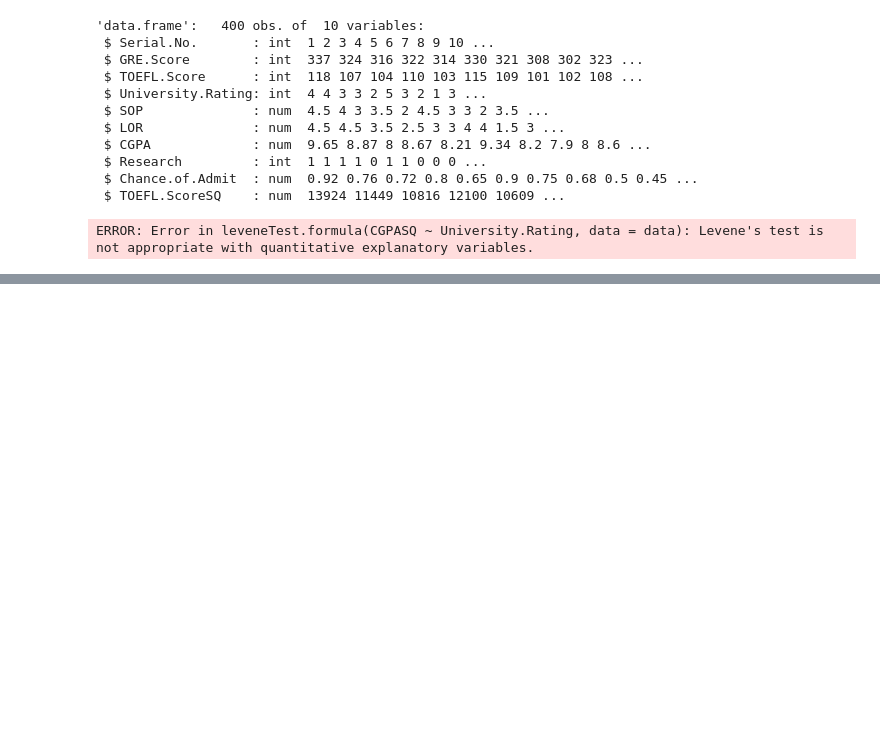
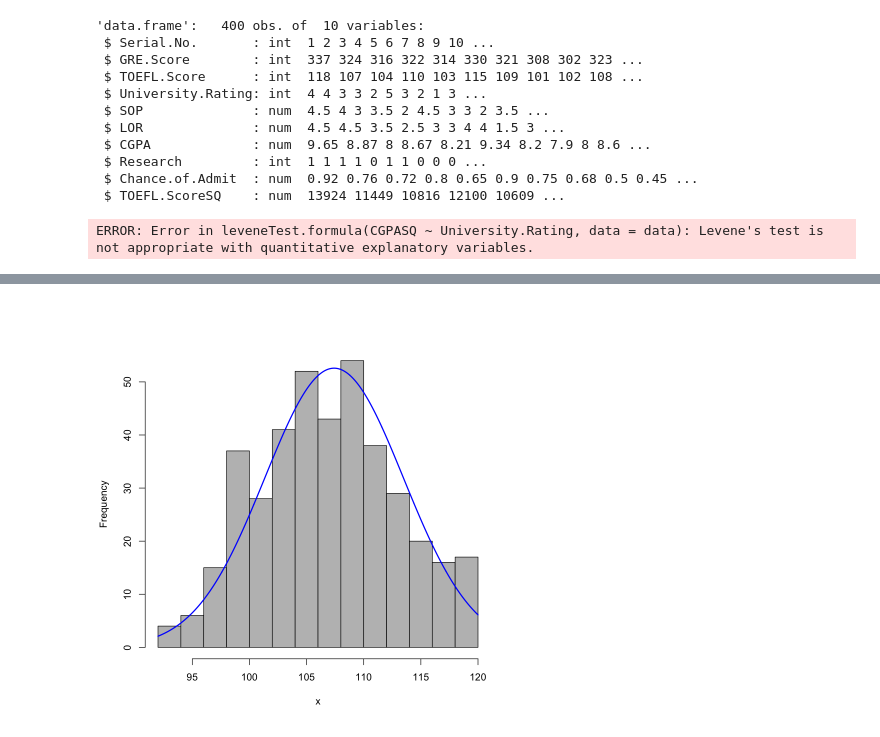
Before and after one commit to woz-u/DS-Student-Resources, a Jupyter notebook: DS105-Intermediate-Statistics/Examples/DS105-L7-P5-Activity-R.ipynb, the cells around one changed output, grey strips where cells are left out. Saved outputs shown, nothing was run; the diff lists cells and outputs as text; code cells hidden in the pictures; blank space fills up the shorter version.

```diff
--- a/DS105-Intermediate-Statistics/Examples/DS105-L7-P5-Activity-R.ipynb
+++ b/DS105-Intermediate-Statistics/Examples/DS105-L7-P5-Activity-R.ipynb
@@ -85,0 +121,6 @@ ERROR: Error in leveneTest.formula(CGPASQ ~ University.Rating, data = data): Lev
+# %%
+# Looks great!
+
+plotNormalHistogram(data$TOEFL.Score)
+# %% [output]
+[figure, added]
```
Also changed, not shown: parts of 9 cells of this notebook.
